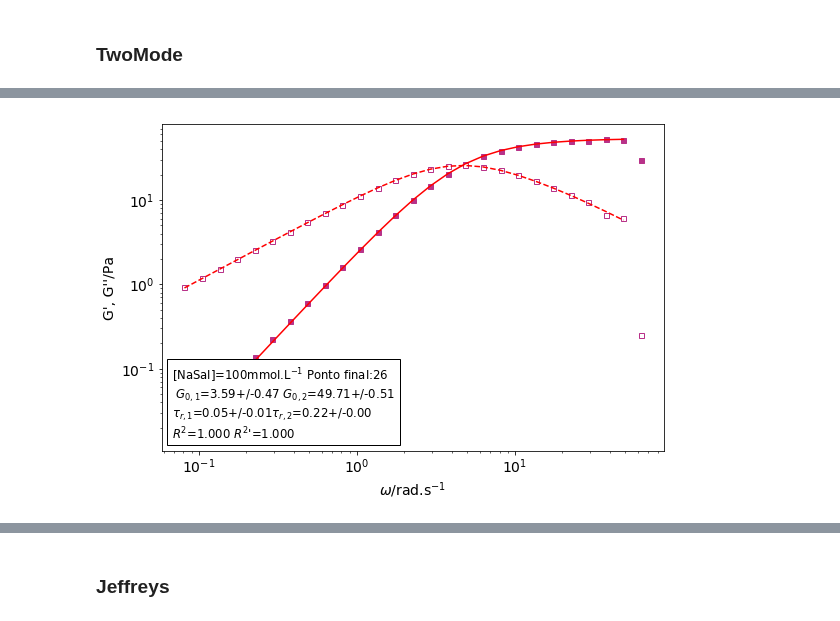
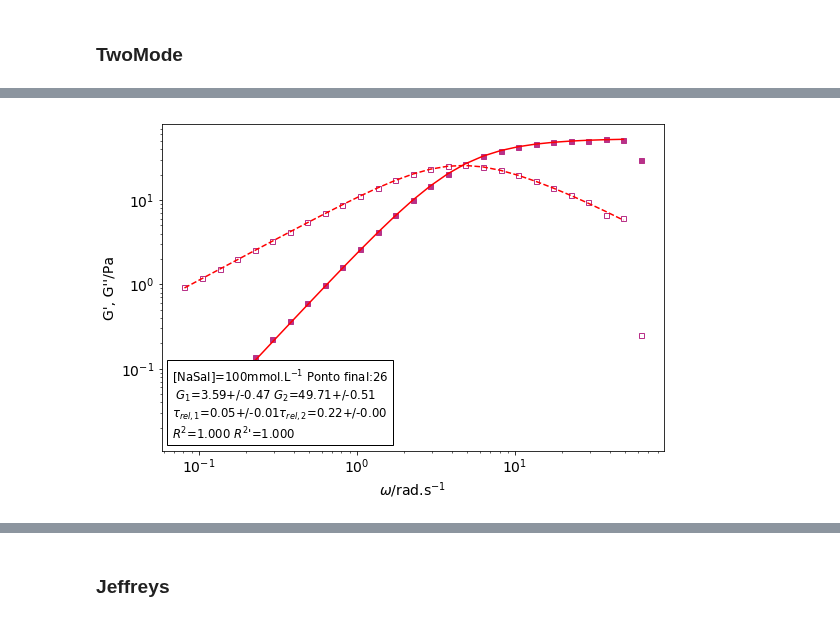
Before and after one commit to KarlClinckspoor/Tese, a Jupyter notebook: imagens/notebooks/dados experimentais/reologia_oscilatórios/água detalhado/Plots e ajustes - Água.ipynb, the cells around one changed output, grey strips where cells are left out. Saved outputs shown, nothing was run; the diff lists cells and outputs as text; code cells hidden in the pictures.

```diff
--- a/imagens/notebooks/dados experimentais/reologia_oscilatórios/água detalhado/Plots e ajustes - Água.ipynb
+++ b/imagens/notebooks/dados experimentais/reologia_oscilatórios/água detalhado/Plots e ajustes - Água.ipynb
@@ -438,6 +439,7 @@ resultado_ajuste = namedtuple('Resultados', ['conc', 'params', 'param_errs', 'R2
 # %% [markdown]
 ### Maxwell
 # %%
+mpl.rcParams.update({'font.size': 14, 'text.usetex':False})
 cores = plt.cm.plasma(np.arange(0, len(fbons))/len(fbons))
 resultados_maxwell = []
 locs = {35:3, 60:7, 72:7, 100:7, 189:4, 260:7, 365:4}
@@ -506,9 +508,9 @@ for i, file in enumerate(fbons):
                  '\n'
                 rf'Ponto final:{final}'
                 '\n'
-                rf' $G_0$={G0_fit.value:.2f}+/-{G0_fit.stderr:.2f}'
+                rf' $G$={G0_fit.value:.2f}+/-{G0_fit.stderr:.2f}'
                 '\n'
-                rf'$\tau_r$={tr_fit.value:.2f}+/-{tr_fit.stderr:.2f}'
+                rf'$\tau_\mathrm{{rel}}$={tr_fit.value:.2f}+/-{tr_fit.stderr:.2f}'
                 '\n'
                 rf'$R^2$={R2:.3f}'
                 '\n'
@@ -553,10 +555,6 @@ resultados_oldroyd = []
 
 with open('ajuste_oldroyd.csv', 'w') as fhand:
     fhand.write('c;pto_final;g0;g0err;tr;trerr;etainf;etainferr;R2;R2lin\n')
-
-for file in fbons:
-    temp_pd = pd.read_csv(file, encoding='utf8', delimiter=';', decimal=',')
-    files_pd.append(temp_pd)
 
 for i, file in enumerate(fbons):
 
@@ -629,7 +627,7 @@ for i, file in enumerate(fbons):
                 '\n'
                 rf' $G_0$={G0_fit.value:.2f}+/-{G0err:.2f}'
                 '\n'
-                rf'$\tau_r$={tr_fit.value:.2f}+/-{trerr:.2f}'
+                rf'$\tau_\mathrm{{rel}}$={tr_fit.value:.2f}+/-{trerr:.2f}'
                 '\n'
                 rf'$\eta_\infty$={eta_inf_fit.value:.2f}+/-{etaerr:.2f}'
                 '\n'
@@ -756,14 +754,14 @@ for i, file in enumerate(fbons):
                  'mmol.L$^{-1}$ '
                 rf'Ponto final:{final}'
                 '\n'
-                r' $G_{0,1}$='
+                r' $G_{1}$='
                 rf'{G01_fit.value:.2f}+/-{G01_fit.stderr:.2f}'
-                r' $G_{0,2}$='
+                r' $G_{2}$='
                 rf'{G02_fit.value:.2f}+/-{G02_fit.stderr:.2f}'
                 '\n'
-                r'$\tau_{r,1}$='
+                r'$\tau_{rel,1}$='
                 rf'{tr1_fit.value:.2f}+/-{tr1_fit.stderr:.2f}'
-                r'$\tau_{r,2}$'
+                r'$\tau_{rel,2}$'
                 rf'={tr2_fit.value:.2f}+/-{tr2_fit.stderr:.2f}'
                 '\n'
                 rf'$R^2$={R2:.3f} '
@@ -807 +805 @@ for i, file in enumerate(fbons):
-[figure, old version]
+[figure, new version]
```
Also changed, not shown: parts of 7 cells of this notebook, 37 other files.
